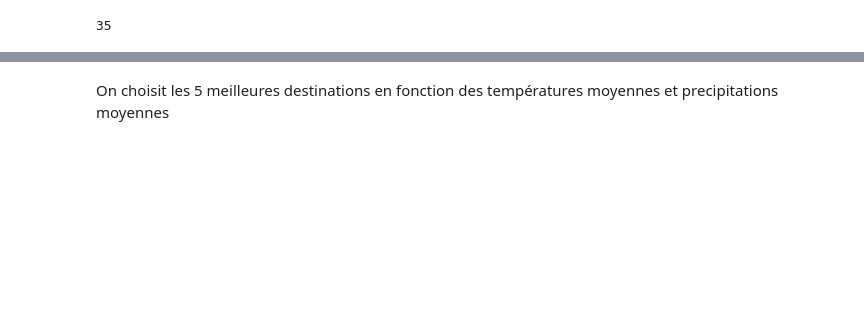
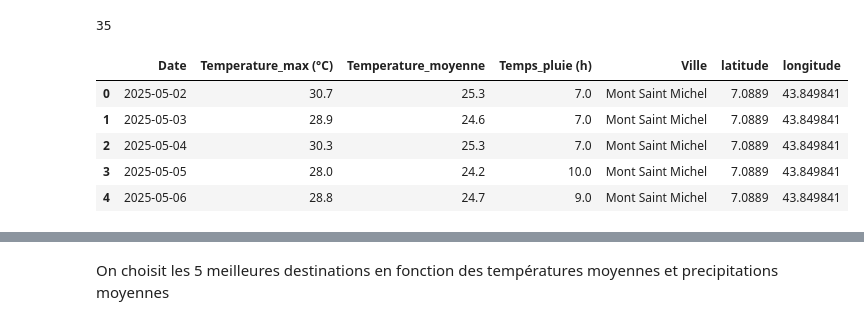
Before and after one commit to datA-jed/Projet-Kayak, a Jupyter notebook: plan_your_trip_with_kayak.ipynb, the cells around one changed output, grey strips where cells are left out. Cells and saved outputs as stored; diff of their text form; code cells hidden in the pictures; blank space fills up the shorter version.

Commit message:
selection des 5 villes

```diff
--- a/plan_your_trip_with_kayak.ipynb
+++ b/plan_your_trip_with_kayak.ipynb
@@ -282,3 +263,21 @@ dtype: bool
 df_final['city'].nunique() # verification rapide du nombre de ville unique dans notre dataframe
 # %% [output]
 35
+# %%
+# On renomme les colonnes pour plus de clarté
+df_final.rename(columns={
+    'temperature_2m_max': 'Temperature_max (°C)',
+    'temperature_2m_mean': 'Temperature_moyenne',
+    'precipitation_hours': 'Temps_pluie (h)',
+    'city': 'Ville',
+    'time': 'Date'
+}, inplace=True)
+
+df_final.head()
+# %% [output]
+|  | Date | Temperature_max (°C) | Temperature_moyenne | Temps_pluie (h) | Ville | latitude | longitude |
+| 0 | 2025-05-02 | 30.7 | 25.3 | 7.0 | Mont Saint Michel | 7.0889 | 43.849841 |
+| 1 | 2025-05-03 | 28.9 | 24.6 | 7.0 | Mont Saint Michel | 7.0889 | 43.849841 |
+| 2 | 2025-05-04 | 30.3 | 25.3 | 7.0 | Mont Saint Michel | 7.0889 | 43.849841 |
+| 3 | 2025-05-05 | 28.0 | 24.2 | 10.0 | Mont Saint Michel | 7.0889 | 43.849841 |
+| 4 | 2025-05-06 | 28.8 | 24.7 | 9.0 | Mont Saint Michel | 7.0889 | 43.849841 |
```
Also changed, not shown: parts of 13 cells of this notebook.
